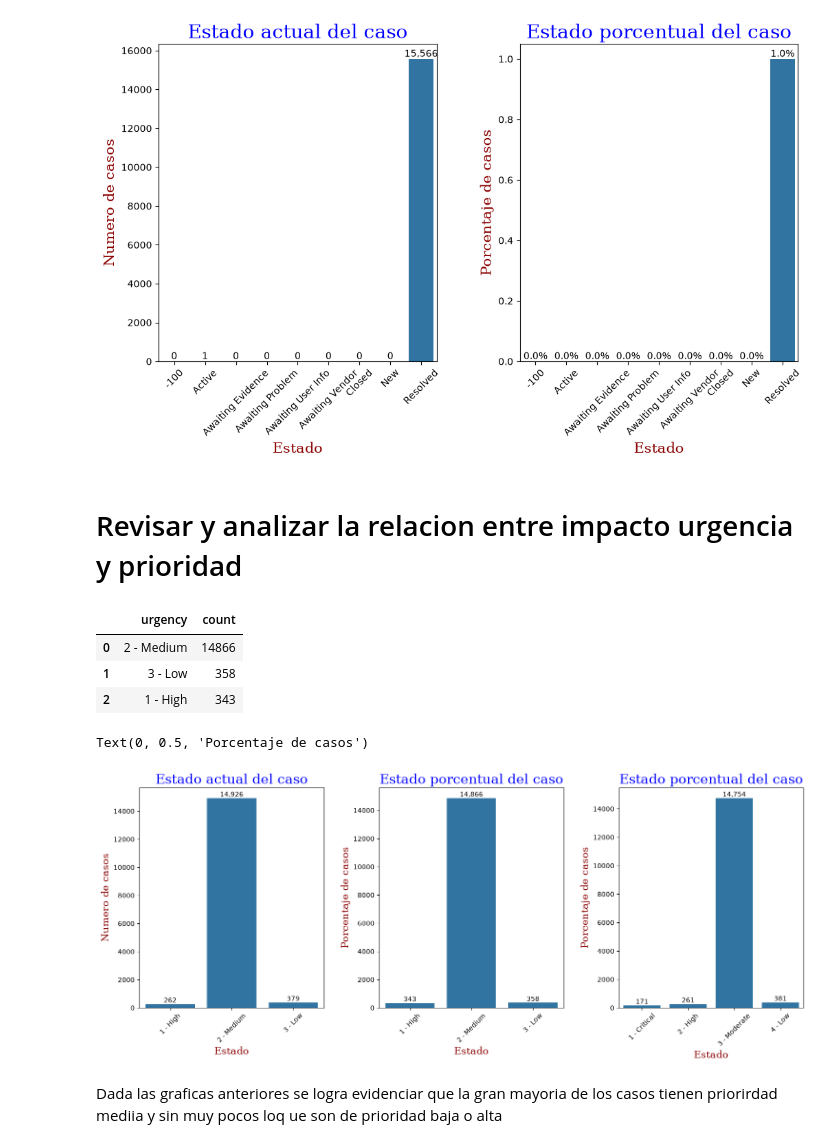
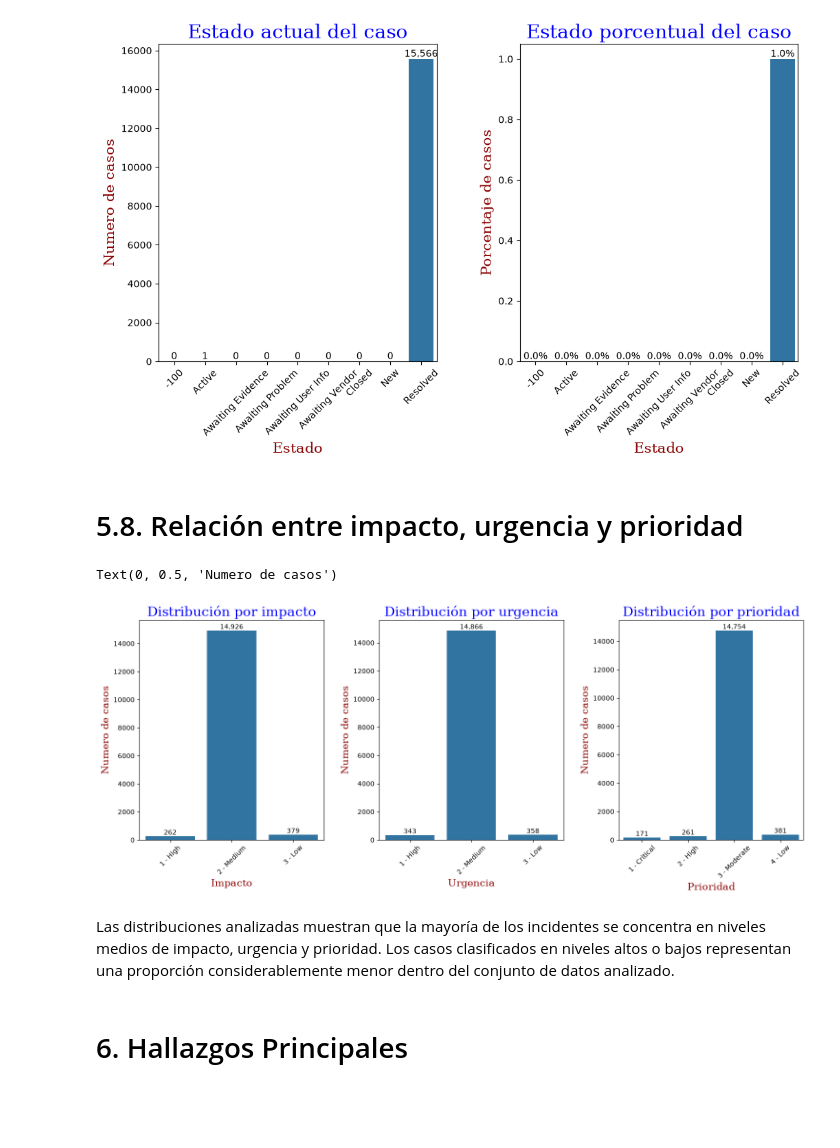
Before and after one commit to FoxJaeger007/ERP-Support-Operations-Dashboard, a Jupyter notebook: Notebooks/ERP_Incident_Analysis.ipynb, the cells around one changed output. Drawn from its saved outputs; the diff is of its cells as text; code cells hidden in the pictures; blank space fills up the shorter version.

```diff
--- a/Notebooks/ERP_Incident_Analysis.ipynb
+++ b/Notebooks/ERP_Incident_Analysis.ipynb
@@ -779,21 +805,15 @@ plt.ylabel("Porcentaje de casos", fontdict = font2)                         #Tit
 Text(0, 0.5, 'Porcentaje de casos')
 [figure]
 # %% [markdown]
-# Revisar y analizar la relacion entre impacto urgencia y prioridad
+# 5.8. Relación entre impacto, urgencia y prioridad
 # %%
 df_last_priority = df_analysis[["number","impact","urgency","priority"]][df_analysis["active"]==True].loc[
-    df_analysis[df_analysis["active"]==True].groupby("number")["sys_mod_count"].idxmax()] #se encuentra el ultimo dato de acuerdo a sys_mod_count
+    df_analysis[df_analysis["active"]==True].groupby("number")["sys_mod_count"].idxmax()]   #se encuentra el ultimo dato de acuerdo a sys_mod_count
+                                                                                            #y se usa el estado activo en True porque es el que permite ver la realidad de los datos
 
 df_last_pri_impact_co = df_last_priority["impact"].value_counts().reset_index()
 df_last_pri_urgency_co = df_last_priority["urgency"].value_counts().reset_index()
 df_last_pri_priority_co = df_last_priority["priority"].value_counts().reset_index()
-#df_last_priority_co_norm = df_last_state["incident_state"].value_counts(normalize=True).reset_index()
-df_last_pri_urgency_co
-# %% [output]
-|  | urgency | count |
-| 0 | 2 - Medium | 14866 |
-| 1 | 3 - Low | 358 |
-| 2 | 1 - High | 343 |
 # %%
 # Grafico de Barras para mostrar el estado actual de los casos
 
@@ -821,8 +841,8 @@ ax.bar_label(ax.containers[0],					#Valor del grafico
 font1 = {'family':'serif','color':'blue','size':20}             #Diccionario para personalizador de label
 font2 = {'family':'serif','color':'darkred','size':15}          #Diccionario para personalizador de label
 
-plt.title("Estado actual del caso", fontdict = font1)                   #Titulo del Grafico
-plt.xlabel("Estado", fontdict = font2)                             #Titulo en X
+plt.title("Distribución por impacto", fontdict = font1)                   #Titulo del Grafico
+plt.xlabel("Impacto", fontdict = font2)                             #Titulo en X
 plt.xticks(rotation=45)
 plt.ylabel("Numero de casos", fontdict = font2)                         #Titulo en Y
 
@@ -836,40 +856,42 @@ ax = sns.barplot(						#Grafico de barras
     y="count"							#Refiere al eje Y
 )
 
 ax.bar_label(ax.containers[0],					#Valor del grafico
     fmt='{:,.0f}')						#Formato de los valores
 
 font1 = {'family':'serif','color':'blue','size':20}             #Diccionario para personalizador de label
 font2 = {'family':'serif','color':'darkred','size':15}          #Diccionario para personalizador de label
 
-plt.title("Estado porcentual del caso", fontdict = font1)                   #Titulo del Grafico
-plt.xlabel("Estado", fontdict = font2)                             #Titulo en X
+plt.title("Distribución por urgencia", fontdict = font1)                   #Titulo del Grafico
+plt.xlabel("Urgencia", fontdict = font2)                             #Titulo en X
 plt.xticks(rotation=45)
-plt.ylabel("Porcentaje de casos", fontdict = font2)                         #Titulo en Y
+plt.ylabel("Numero de casos", fontdict = font2)                         #Titulo en Y
 
 
 #Grafico nominal prioridad
 plt.subplot(1,3,3)						#indica la altura, el ancho de los subplot, y el tercero es la ubicacion
 
 
 ax = sns.barplot(						#Grafico de barras
     data=df_last_pri_priority_co,						#Data frame
     x="priority",						#Refiere al eje X
     y="count"							#Refiere al eje Y
 )
 
 ax.bar_label(ax.containers[0],					#Valor del grafico
     fmt='{:,.0f}')						#Formato de los valores
 
 font1 = {'family':'serif','color':'blue','size':20}             #Diccionario para personalizador de label
 font2 = {'family':'serif','color':'darkred','size':15}          #Diccionario para personalizador de label
 
-plt.title("Estado porcentual del caso", fontdict = font1)                   #Titulo del Grafico
-plt.xlabel("Estado", fontdict = font2)                             #Titulo en X
+plt.title("Distribución por prioridad", fontdict = font1)                   #Titulo del Grafico
+plt.xlabel("Prioridad", fontdict = font2)                             #Titulo en X
 plt.xticks(rotation=45)
-plt.ylabel("Porcentaje de casos", fontdict = font2)                         #Titulo en Y
+plt.ylabel("Numero de casos", fontdict = font2)                         #Titulo en Y
 # %% [output]
-Text(0, 0.5, 'Porcentaje de casos')
+Text(0, 0.5, 'Numero de casos')
-[figure, old version]
+[figure, new version]
 # %% [markdown]
-Dada las graficas anteriores se logra evidenciar que la gran mayoria de los casos tienen priorirdad mediia y sin muy pocos loq ue son de prioridad baja o alta
+Las distribuciones analizadas muestran que la mayoría de los incidentes se concentra en niveles medios de impacto, urgencia y prioridad. Los casos clasificados en niveles altos o bajos representan una proporción considerablemente menor dentro del conjunto de datos analizado.
+# %% [markdown]
+# 6. Hallazgos Principales
```
Also changed, not shown: parts of 32 cells of this notebook, 3 other files.
